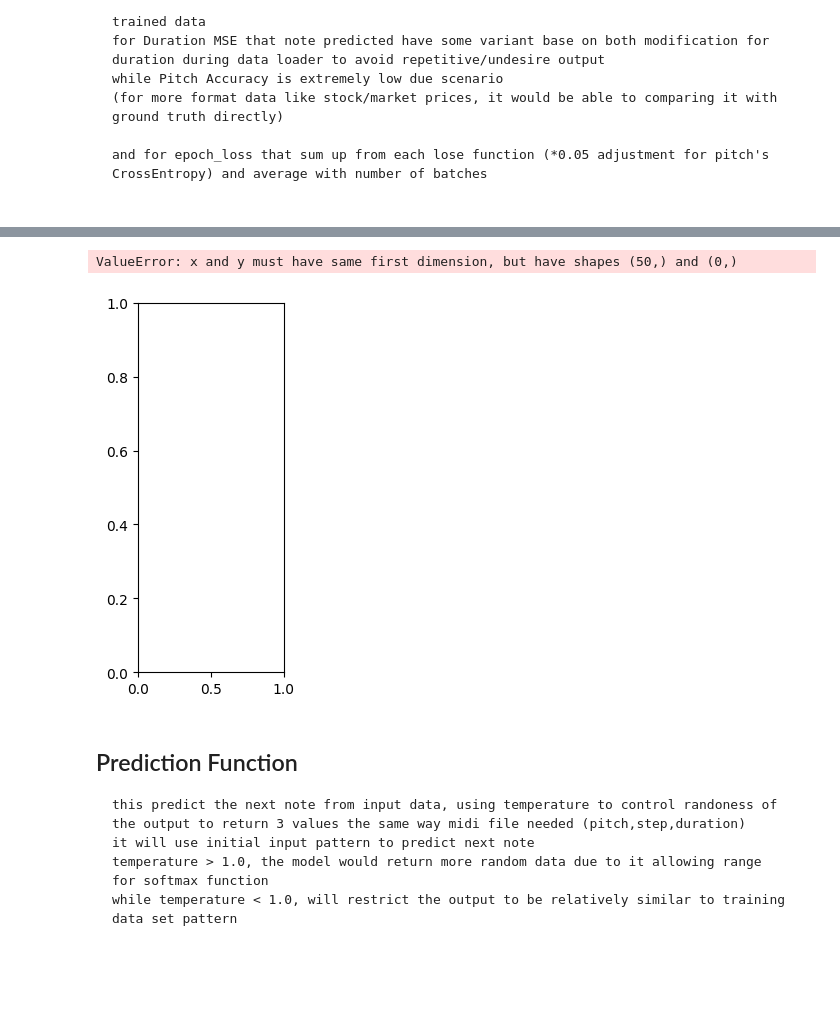
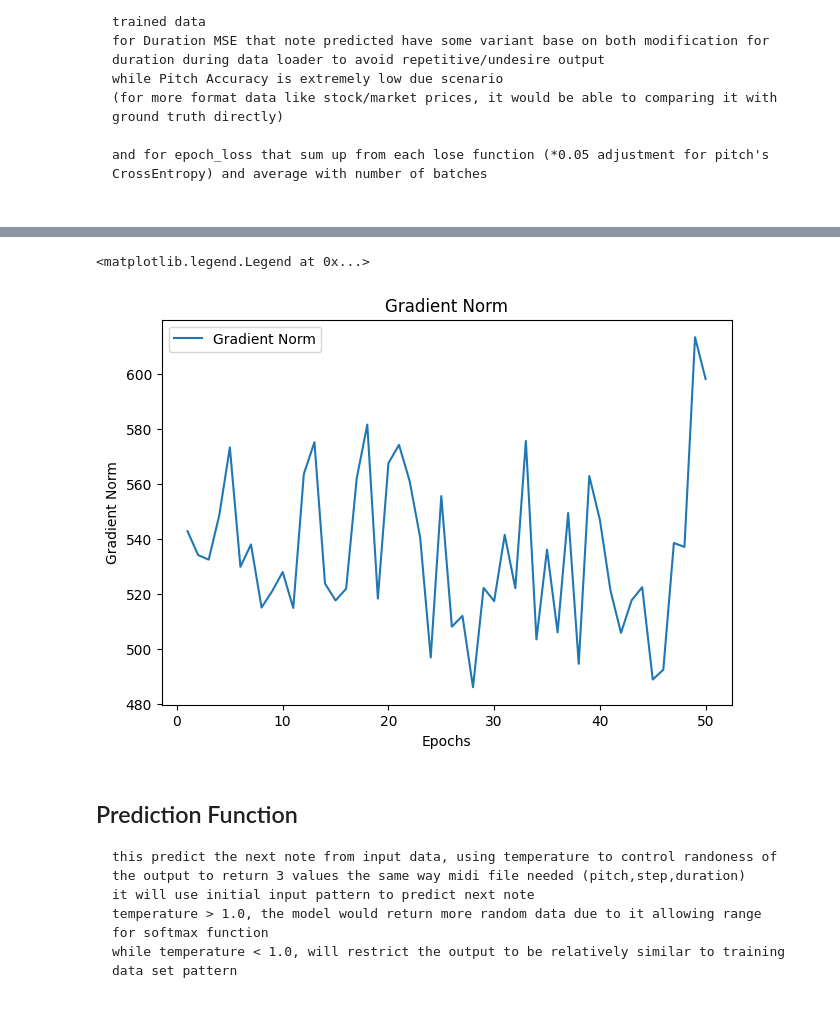
Before and after one commit to YowaneSan/AIG220, a Jupyter notebook: proj3/Project_3.ipynb, the cells around one changed output, grey strips where cells are left out. Cells and saved outputs as stored; diff of their text form; code cells hidden in the pictures; blank space fills up the shorter version.

````diff
--- a/proj3/Project_3.ipynb
+++ b/proj3/Project_3.ipynb
@@ -319,6 +344,7 @@ loss_fn = {
 # Initialize history dictionary
 history = {'loss': [], 'pitch_accuracy': [], 'step_mae': [], 'duration_mae': [], 'grad_norm': []}
 
+epochs = 50
 # Training loop with pitch accuracy and MAE for step and duration
 for epoch in range(epochs):
     model.train()
@@ -372,6 +398,7 @@ for epoch in range(epochs):
     history['pitch_accuracy'].append(pitch_accuracy)
     history['step_mae'].append(step_mae_avg)
     history['duration_mae'].append(duration_mae_avg)
+    history['grad_norm'].append(total_grad_norm)
 
     print(f'Epoch [{epoch+1}/{epochs}], Loss: {epoch_loss:.4f}, Pitch Accuracy: {pitch_accuracy:.4f}, Step MAE: {step_mae_avg:.4f}, Duration MAE: {duration_mae_avg:.4f}')
 
@@ -416,24 +443,15 @@ Epoch [50/50], Loss: 0.6225, Pitch Accuracy: 0.0517, Step MAE: 0.0794, Duration
 # %%
-def calculate_gradient_norm(model):
-    total_norm = 0.0
-    count = 0
-    for param in model.parameters():
-        if param.grad is not None:
-            param_norm = param.grad.data.norm(2)
-            total_norm += param_norm.item() ** 2
-            count += 1
-    total_norm = (total_norm / count) ** (1. / 2) if count > 0 else 0.0
-    return total_norm
-
-plt.subplot(1, 3, 3)
+# print(history['grad_norm'])
+plt.figure(figsize=(25, 5))
+plt.subplot(1, 3, 1)
 plt.plot(range(1, epochs+1), history['grad_norm'], label='Gradient Norm')
 plt.xlabel('Epochs')
 plt.ylabel('Gradient Norm')
 plt.title('Gradient Norm')
 plt.legend()
 # %% [output]
-ValueError: x and y must have same first dimension, but have shapes (50,) and (0,)
+<matplotlib.legend.Legend at 0x...>
-[figure, old version]
+[figure, new version]
 # %% [markdown]
 ## Prediction Function
 ```
````
Also changed, not shown: parts of 15 cells of this notebook, 4 other files.
